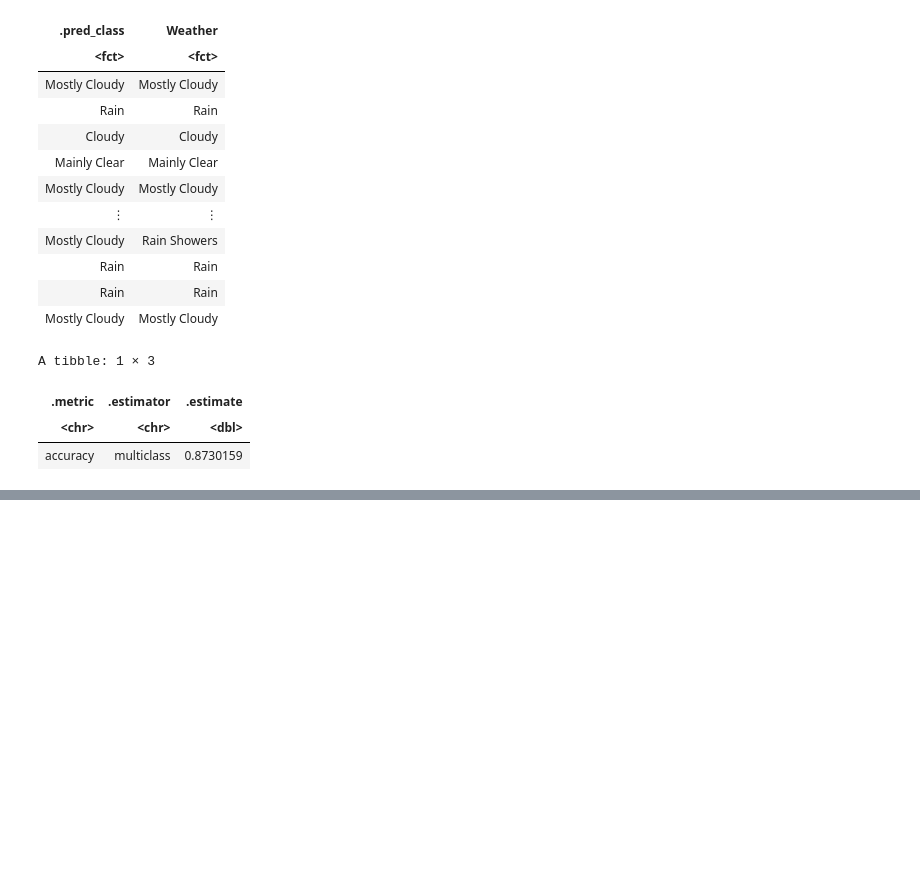
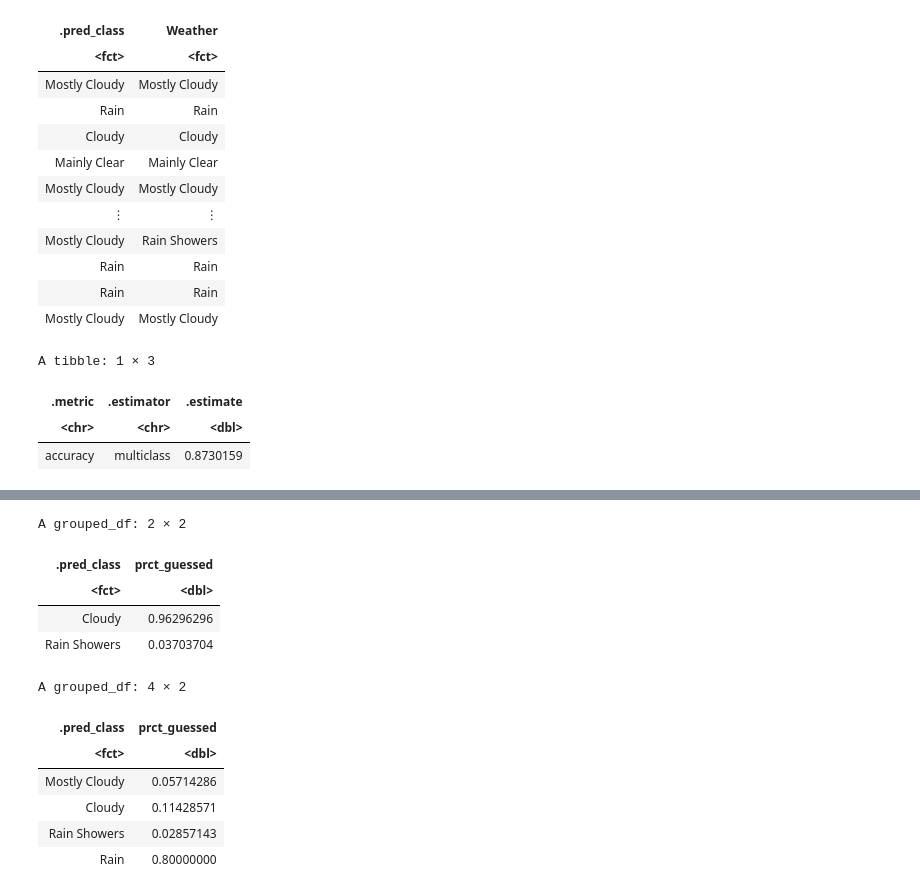
Before and after one commit to hyunseokjg/DSCI100-Group15-Project, a Jupyter notebook: Model.ipynb, the cells around one changed output, grey strips where cells are left out. Saved outputs shown, nothing was run; the diff lists cells and outputs as text; code cells hidden in the pictures; blank space fills up the shorter version.

```diff
--- a/Model.ipynb
+++ b/Model.ipynb
@@ -797,0 +888,34 @@ A tibble: 1 × 3
+# %%
+cloudy_count <- nrow(weather_test_cloudy)
+
+cloudy_estimates <- predict(weather_fit_final, weather_test_cloudy) %>%
+    bind_cols(weather_test_cloudy) %>%
+    group_by(.pred_class) %>%
+    count() %>%
+    mutate(prct_guessed = n/cloudy_count) %>%
+    select(-n)
+
+cloudy_estimates
+
+rain_count <- nrow(weather_test_rain)
+
+rain_estimates <- predict(weather_fit_final, weather_test_rain) %>%
+    bind_cols(weather_test_rain) %>%
+    group_by(.pred_class) %>%
+    count() %>%
+    mutate(prct_guessed = n/rain_count) %>%
+    select(-n)
+rain_estimates
+# %% [output]
+A grouped_df: 2 × 2
+| .pred_class | prct_guessed |
+| <fct> | <dbl> |
+| Cloudy | 0.96296296 |
+| Rain Showers | 0.03703704 |
+A grouped_df: 4 × 2
+| .pred_class | prct_guessed |
+| <fct> | <dbl> |
+| Mostly Cloudy | 0.05714286 |
+| Cloudy | 0.11428571 |
+| Rain Showers | 0.02857143 |
+| Rain | 0.80000000 |
```
Also changed, not shown: parts of 6 cells of this notebook.
